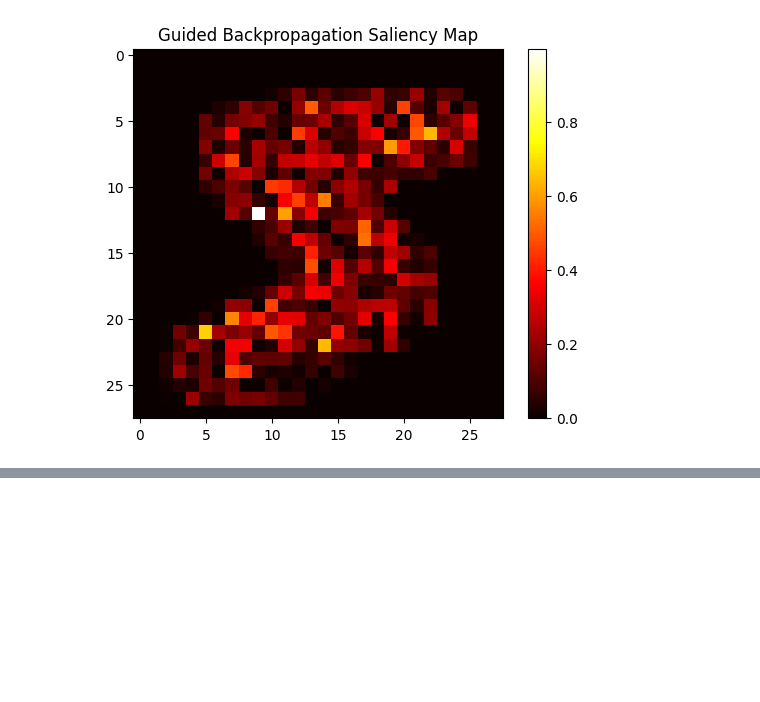
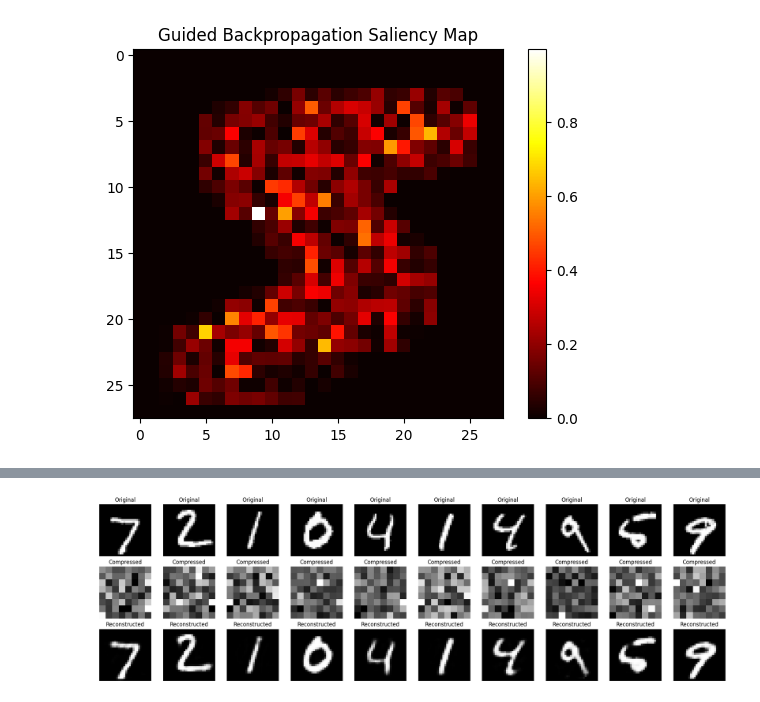
Before and after one commit to VarunKoduru/Deep-Learning, a Jupyter notebook: DL_Practice.ipynb, the cells around one changed output, grey strips where cells are left out. Saved outputs shown, nothing was run; the diff lists cells and outputs as text; code cells hidden in the pictures; blank space fills up the shorter version.

```diff
--- a/DL_Practice.ipynb
+++ b/DL_Practice.ipynb
@@ -2555,0 +2757,92 @@ plt.show()
+# %%
+import numpy as np
+import matplotlib.pyplot as plt
+import tensorflow as tf
+from tensorflow.keras.layers import Input, Dense
+from tensorflow.keras.models import Model
+from tensorflow.keras.datasets import mnist
+
+# 1. Load Data
+(x_train, _), (x_test, _) = mnist.load_data()
+
+# Normalize
+x_train = x_train.astype('float32') / 255.
+x_test = x_test.astype('float32') / 255.
+
+# Flatten
+x_train = x_train.reshape((len(x_train), 784))
+x_test = x_test.reshape((len(x_test), 784))
+
+# 2. Model Parameters
+input_dim = 784
+encoding_dim = 64  # 8x8
+
+# 3. Build Model
+input_layer = Input(shape=(input_dim,))
+
+# Encoder
+encoded = Dense(encoding_dim, activation='relu')(input_layer)
+
+# Decoder
+decoded = Dense(input_dim, activation='sigmoid')(encoded)
+
+# Models
+autoencoder = Model(input_layer, decoded)
+encoder = Model(input_layer, encoded)
+
+# Decoder model (for reconstruction separately if needed)
+encoded_input = Input(shape=(encoding_dim,))
+decoder_layer = autoencoder.layers[-1]
+decoder = Model(encoded_input, decoder_layer(encoded_input))
+
+# Custom metric
+def pixel_difference(y_true, y_pred):
+    return tf.reduce_mean(tf.abs(y_true - y_pred))
+
+# 4. Compile
+autoencoder.compile(
+    optimizer='adam',
+    loss='binary_crossentropy',
+    metrics=['binary_accuracy', 'mse', pixel_difference]
+)
+
+# 5. Train
+autoencoder.fit(
+    x_train, x_train,
+    epochs=10,
+    batch_size=256,
+    shuffle=True,
+    validation_data=(x_test, x_test)
+)
+
+# 6. Get Outputs
+encoded_imgs = encoder.predict(x_test)
+decoded_imgs = autoencoder.predict(x_test)
+
+# 7. Visualization: 3 Rows
+n = 10
+plt.figure(figsize=(20, 6))
+
+for i in range(n):
+
+    # 🔹 Row 1: Original
+    ax = plt.subplot(3, n, i + 1)
+    plt.imshow(x_test[i].reshape(28, 28), cmap='gray')
+    plt.title("Original")
+    plt.axis('off')
+
+    # 🔹 Row 2: Compressed (8x8)
+    ax = plt.subplot(3, n, i + 1 + n)
+    plt.imshow(encoded_imgs[i].reshape(8, 8), cmap='gray')
+    plt.title("Compressed")
+    plt.axis('off')
+
+    # 🔹 Row 3: Reconstructed
+    ax = plt.subplot(3, n, i + 1 + 2*n)
+    plt.imshow(decoded_imgs[i].reshape(28, 28), cmap='gray')
+    plt.title("Reconstructed")
+    plt.axis('off')
+
+plt.tight_layout()
+plt.show()
+# %% [output]
@@ -2555,0 +2866 @@ plt.show()
+[figure, added]
```
Also changed, not shown: parts of 4 cells of this notebook.
